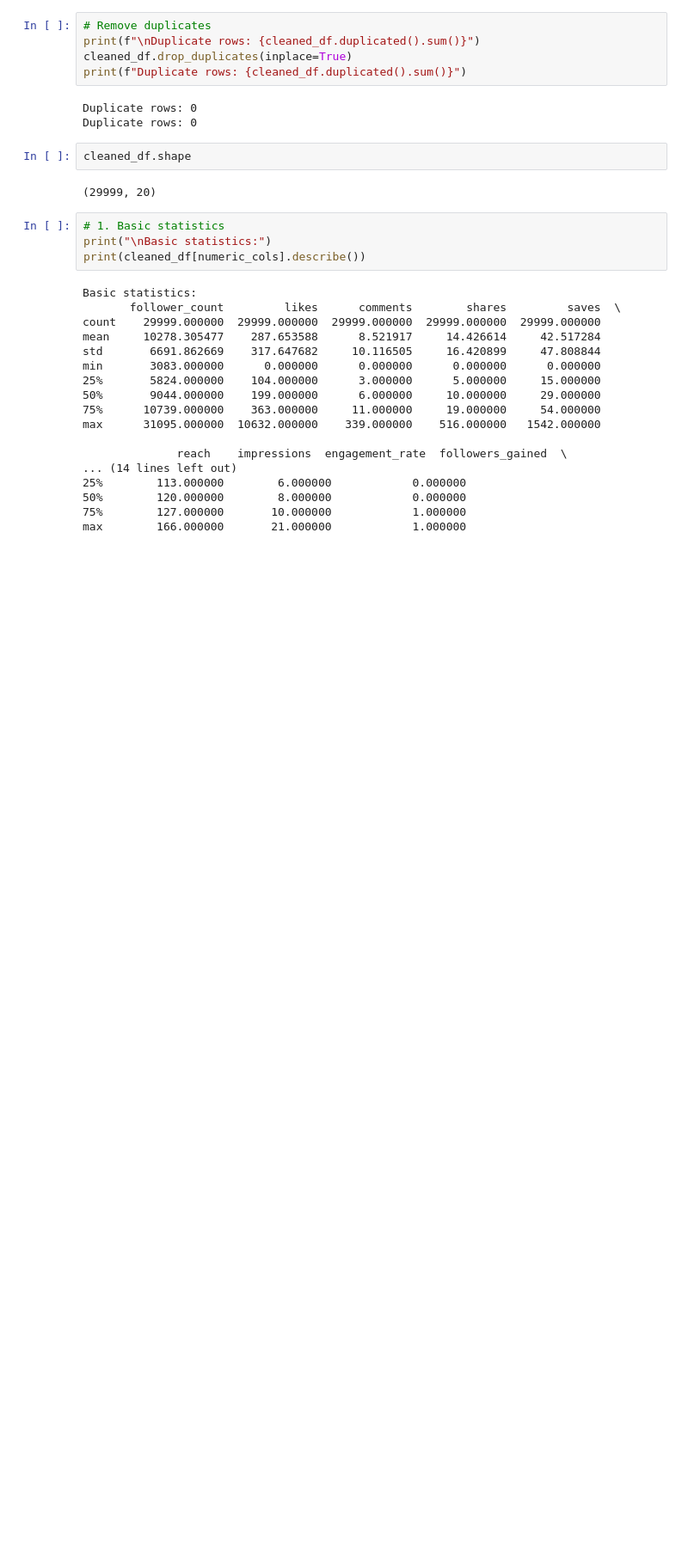
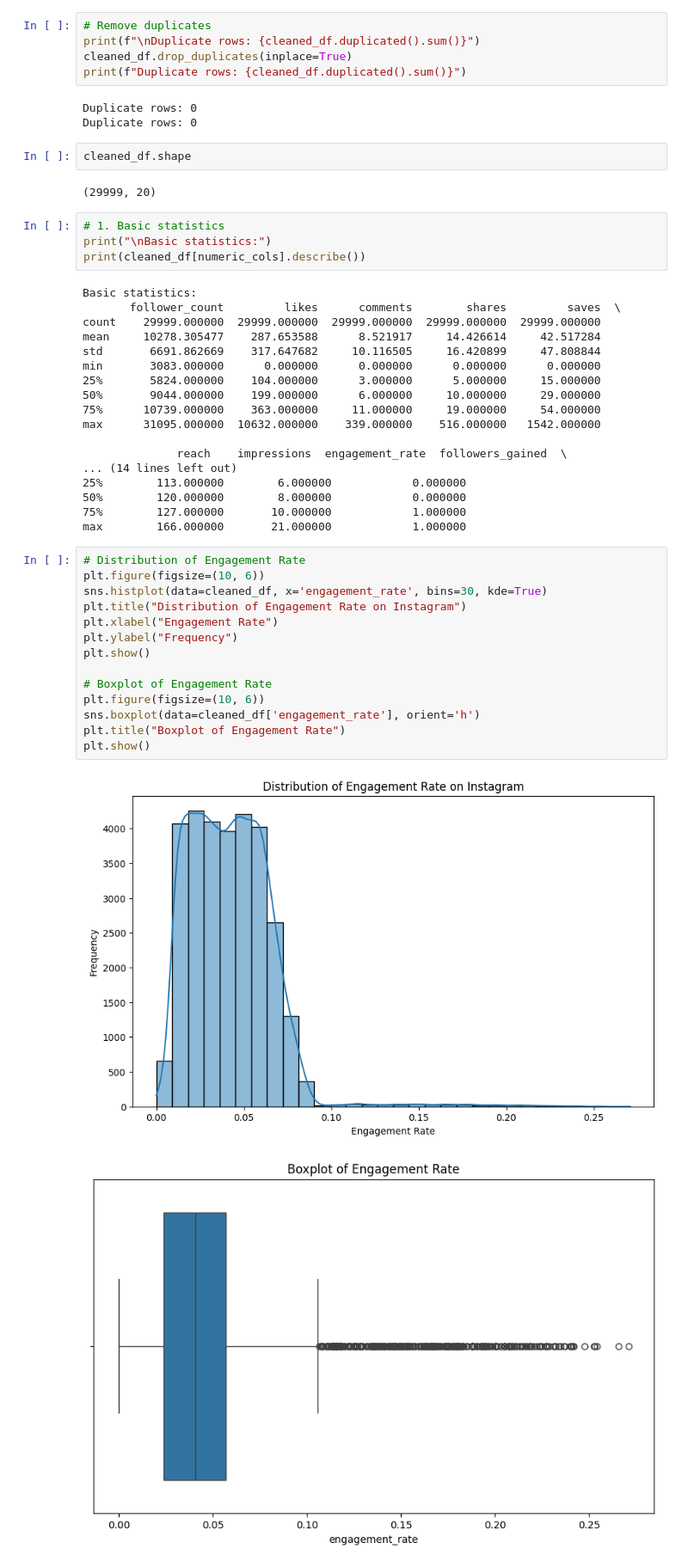
Before and after one commit to RajithmaHaseli/Instagram-Engagement-Analysis, a Jupyter notebook: instagram_analysis (1).ipynb, the cells around one changed output. Shown at 86% size. Drawn from its saved outputs; the diff is of its cells as text; blank space fills up the shorter version.

Commit message:
Distribution Analysis

```diff
--- a/instagram_analysis (1).ipynb
+++ b/instagram_analysis (1).ipynb
@@ -127,3 +127,20 @@ max      31095.000000  10632.000000    339.000000    516.000000   1542.000000
 50%        120.000000        8.000000            0.000000
 75%        127.000000       10.000000            1.000000
 max        166.000000       21.000000            1.000000
+# %%
+# Distribution of Engagement Rate
+plt.figure(figsize=(10, 6))
+sns.histplot(data=cleaned_df, x='engagement_rate', bins=30, kde=True)
+plt.title("Distribution of Engagement Rate on Instagram")
+plt.xlabel("Engagement Rate")
+plt.ylabel("Frequency")
+plt.show()
+
+# Boxplot of Engagement Rate
+plt.figure(figsize=(10, 6))
+sns.boxplot(data=cleaned_df['engagement_rate'], orient='h')
+plt.title("Boxplot of Engagement Rate")
+plt.show()
+# %% [output]
+[figure, added]
+[figure, added]
```
